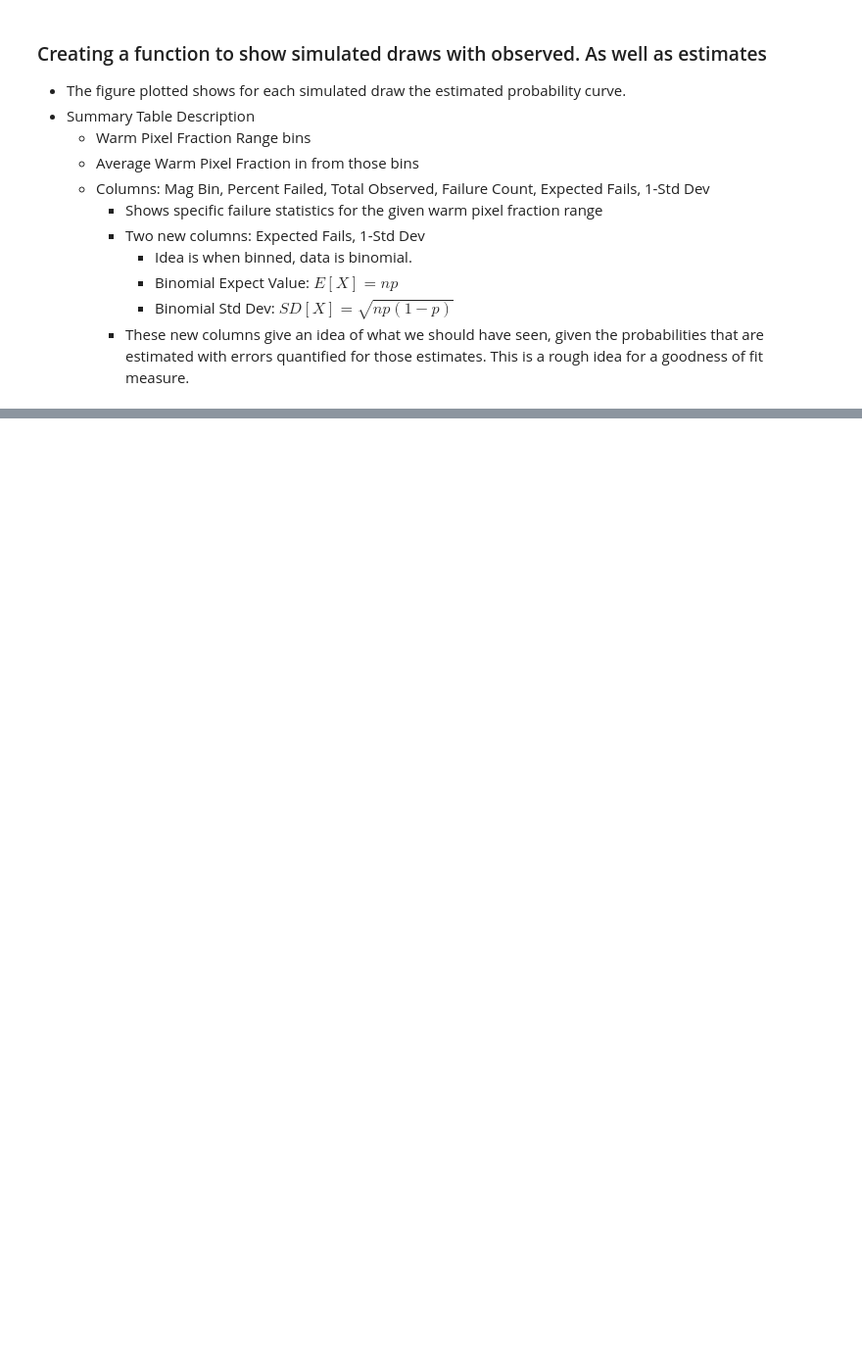
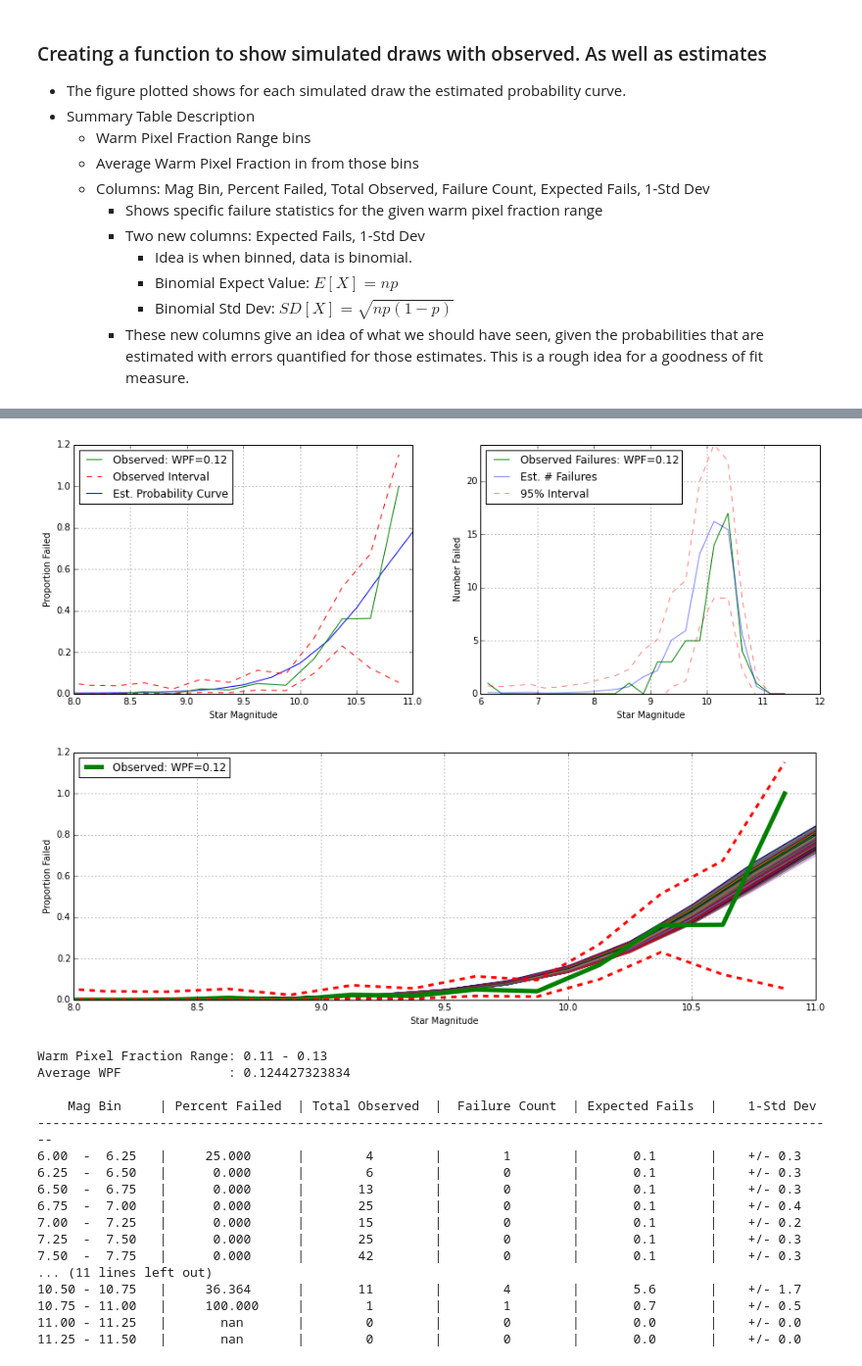
Before and after one commit to sot/aca_stats, a Jupyter notebook: acqstats_bp6_mainbook.ipynb, the cells around one changed output, grey strips where cells are left out. Shown at 98% size. Saved outputs shown, nothing was run; the diff lists cells and outputs as text; code cells hidden in the pictures; blank space fills up the shorter version.

```diff
--- a/acqstats_bp6_mainbook.ipynb
+++ b/acqstats_bp6_mainbook.ipynb
@@ -817,0 +837,23 @@ Average WPF              : 0.138132625378
+# %%
+compare_obs_2_calc(0.12, beta_load['means'])
+compare_show_errors(0.12, beta_load['draws'], beta_load['means'])
+# %% [output]
+[figure, added]
+[figure, added]
+Warm Pixel Fraction Range: 0.11 - 0.13
+Average WPF              : 0.124427323834
+
+    Mag Bin     | Percent Failed  | Total Observed  |  Failure Count  | Expected Fails  |    1-Std Dev
+---------------------------------------------------------------------------------------------------------
+6.00  -  6.25   |     25.000      |        4        |        1        |       0.1       |    +/- 0.3
+6.25  -  6.50   |      0.000      |        6        |        0        |       0.1       |    +/- 0.3
+6.50  -  6.75   |      0.000      |       13        |        0        |       0.1       |    +/- 0.3
+6.75  -  7.00   |      0.000      |       25        |        0        |       0.1       |    +/- 0.4
+7.00  -  7.25   |      0.000      |       15        |        0        |       0.1       |    +/- 0.2
+7.25  -  7.50   |      0.000      |       25        |        0        |       0.1       |    +/- 0.3
+7.50  -  7.75   |      0.000      |       42        |        0        |       0.1       |    +/- 0.3
+... (11 lines left out)
+10.50 - 10.75   |     36.364      |       11        |        4        |       5.6       |    +/- 1.7
+10.75 - 11.00   |     100.000     |        1        |        1        |       0.7       |    +/- 0.5
+11.00 - 11.25   |       nan       |        0        |        0        |       0.0       |    +/- 0.0
+11.25 - 11.50   |       nan       |        0        |        0        |       0.0       |    +/- 0.0
```
Also changed, not shown: parts of 63 cells of this notebook, 2 other files.
